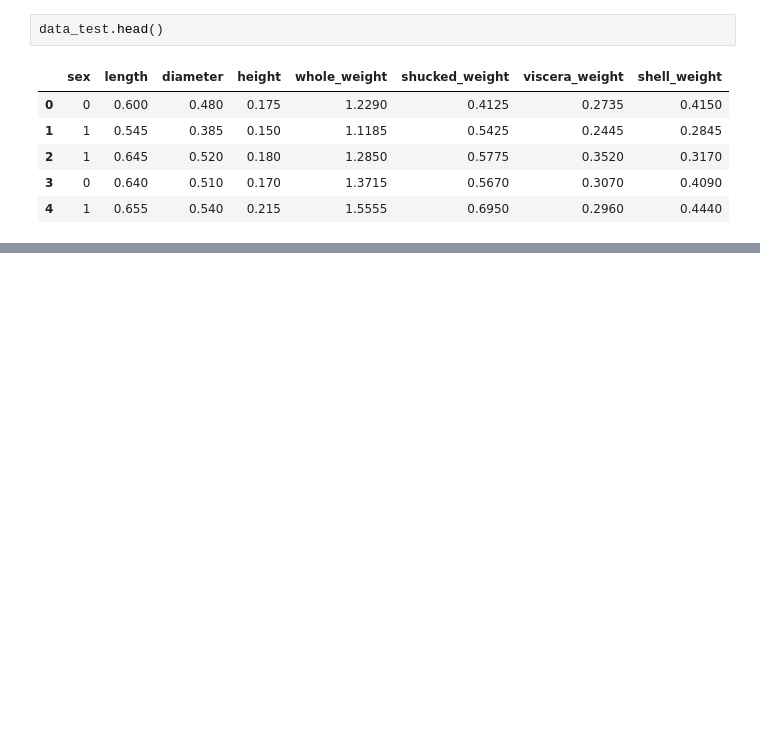
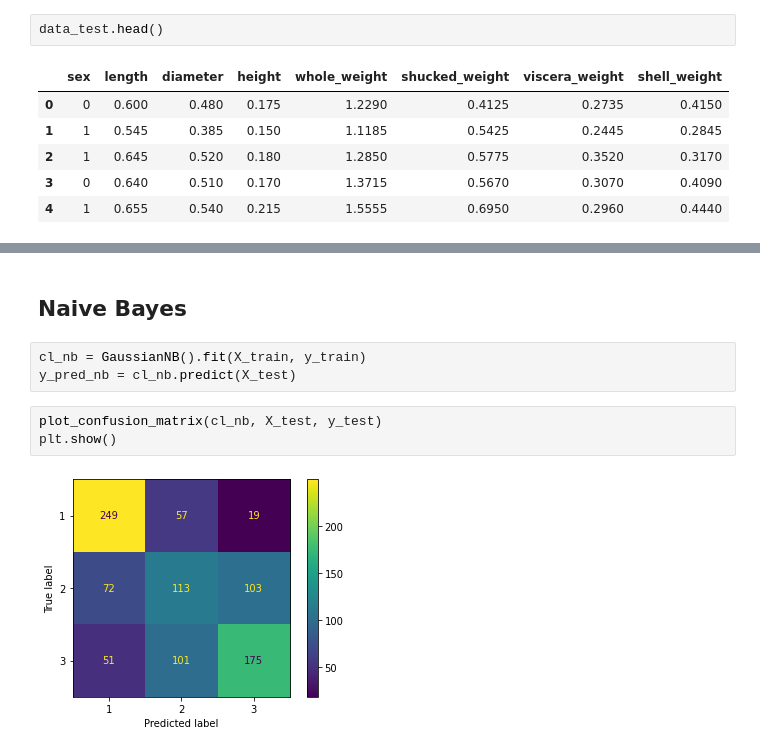
Before and after one commit to audreyemmely/mlclass, a Jupyter notebook: 03_Validation/validation.ipynb, the cells around one changed output, grey strips where cells are left out. Saved outputs shown, nothing was run; the diff lists cells and outputs as text; blank space fills up the shorter version.

```diff
--- a/03_Validation/validation.ipynb
+++ b/03_Validation/validation.ipynb
@@ -99,0 +160,10 @@ data_test.head()
+# %% [markdown]
+## Naive Bayes
+# %%
+cl_nb = GaussianNB().fit(X_train, y_train)
+y_pred_nb = cl_nb.predict(X_test)
+# %%
+plot_confusion_matrix(cl_nb, X_test, y_test)
+plt.show()
+# %% [output]
+[figure, added]
```
Also changed, not shown: parts of 19 cells of this notebook.
